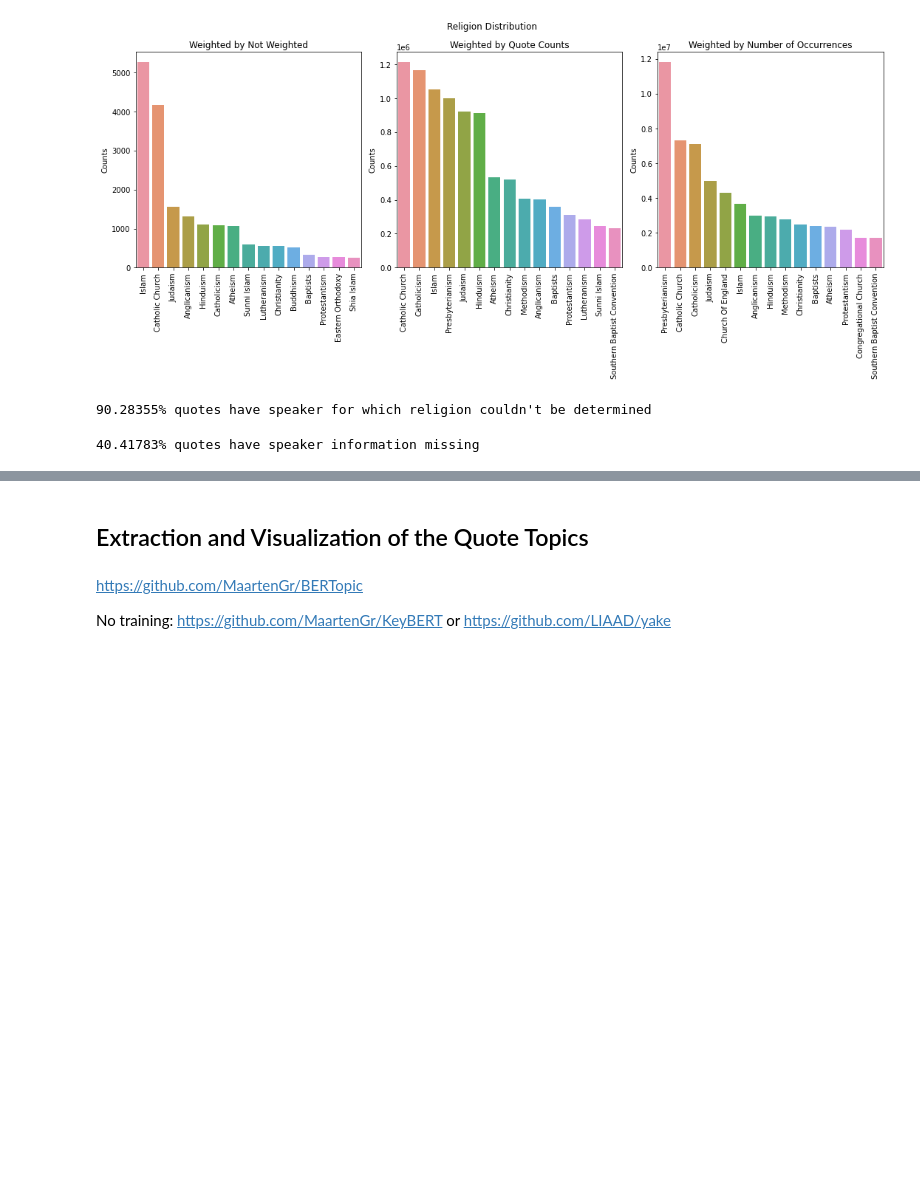
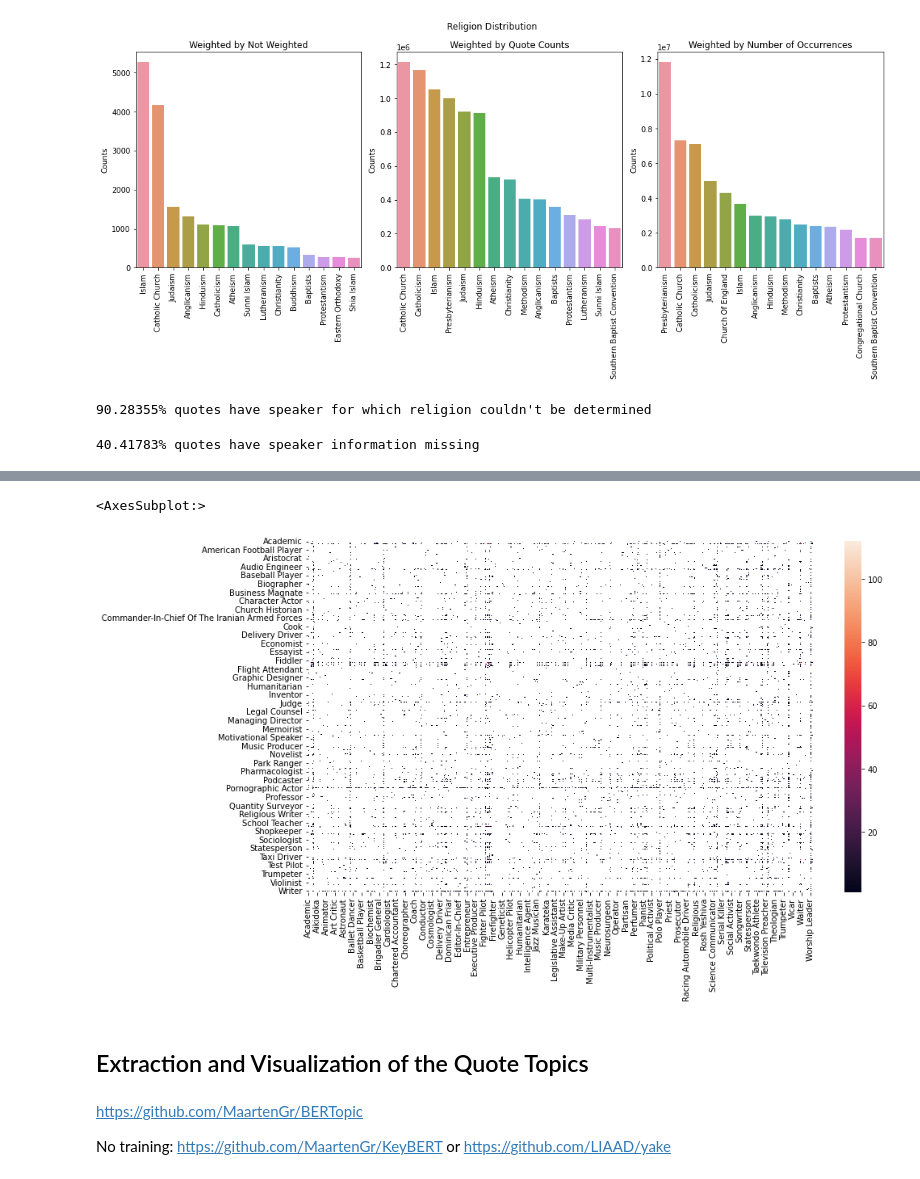
Before and after one commit to epfl-ada/ada-2021-project-cool-group-name, a Jupyter notebook: Project.ipynb, the cells around one changed output, grey strips where cells are left out. Drawn from its saved outputs; the diff is of its cells as text; code cells hidden in the pictures; blank space fills up the shorter version.

```diff
--- a/Project.ipynb
+++ b/Project.ipynb
@@ -429,3 +457,19 @@ print(f"{(speakers_info[features_we_are_going_to_use].isna().any(axis = 1) * spe
+# %%
+import itertools
+from collections import Counter
+a=Counter()
+for _, row in speakers_info.iterrows():
+    if len(row['occupation'])>1:
+        a.update(Counter(list(itertools.combinations(row['occupation'], 2))))
+
+ser = pd.Series(list(a.values()),
+                  index=pd.MultiIndex.from_tuples(a.keys()))
+df = ser.unstack()
+plt.figure(figsize = (14, 8))
+sns.heatmap(df)
+# %% [output]
+<AxesSubplot:>
+[figure, added]
 # %% [markdown]
 ## Extraction and Visualization of the Quote Topics
 # %% [markdown]
```
Also changed, not shown: parts of 3 cells of this notebook.
